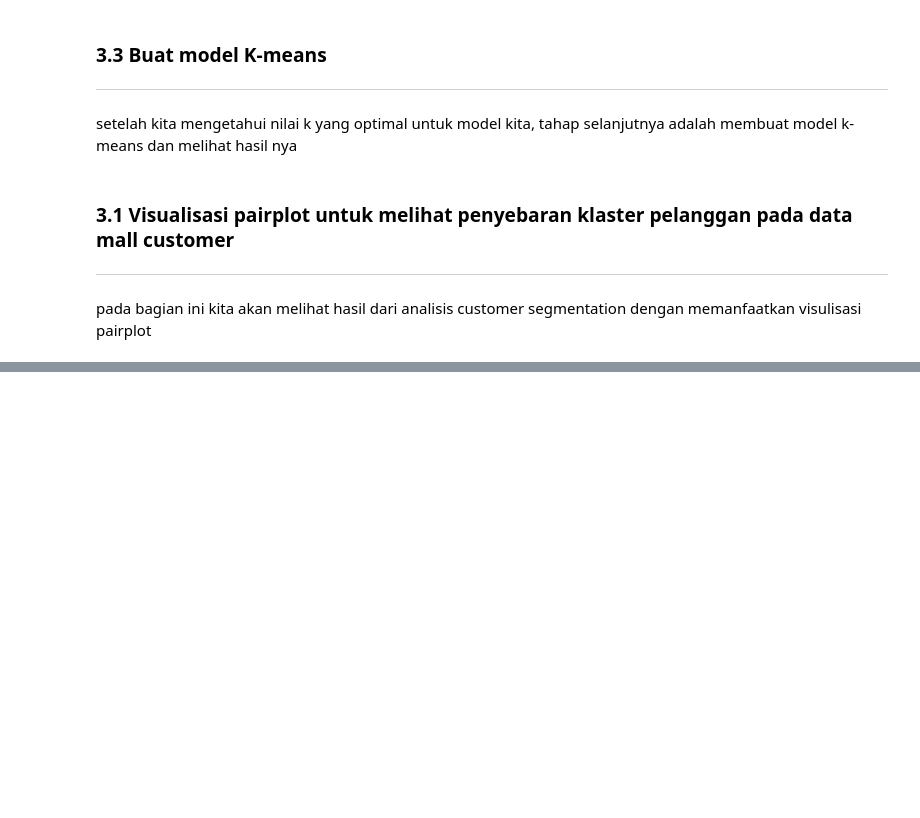
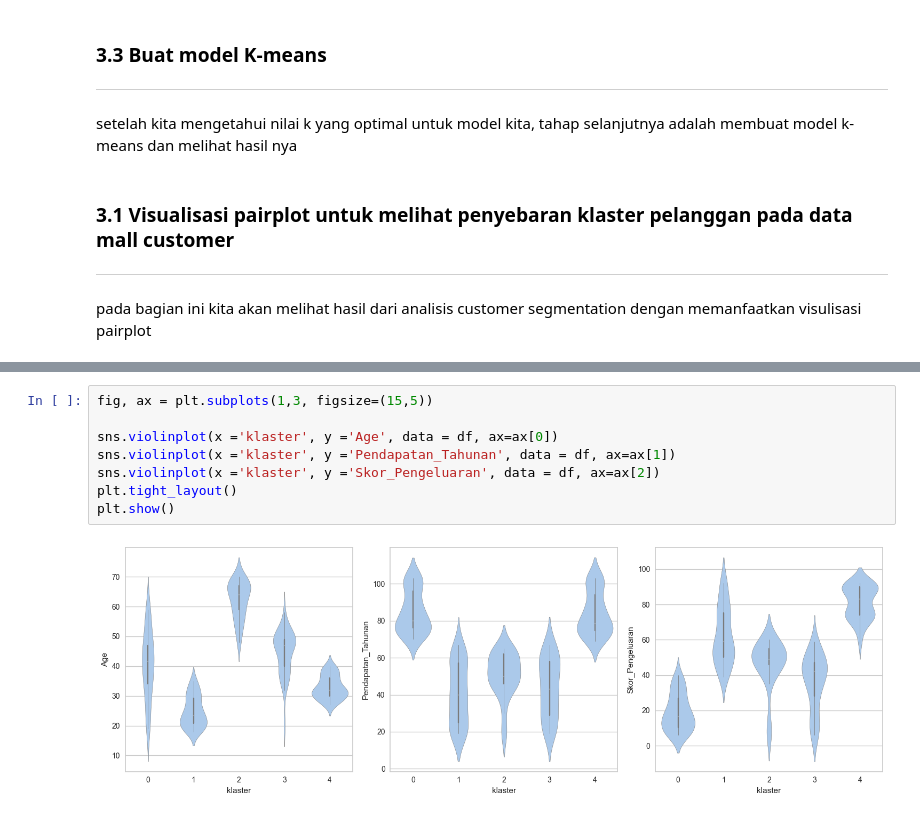
Before and after one commit to BlackBox-Ops/ML-Customer-Segmentation, a Jupyter notebook: notebooks/analisis_eda.ipynb, the cells around one changed output, grey strips where cells are left out. Cells and saved outputs as stored; diff of their text form; blank space fills up the shorter version.

```diff
--- a/notebooks/analisis_eda.ipynb
+++ b/notebooks/analisis_eda.ipynb
@@ -1527,0 +1568,10 @@ for cluster in sorted(df['klaster'].unique()):
+# %%
+fig, ax = plt.subplots(1,3, figsize=(15,5))
+
+sns.violinplot(x ='klaster', y ='Age', data = df, ax=ax[0])
+sns.violinplot(x ='klaster', y ='Pendapatan_Tahunan', data = df, ax=ax[1])
+sns.violinplot(x ='klaster', y ='Skor_Pengeluaran', data = df, ax=ax[2])
+plt.tight_layout()
+plt.show()
+# %% [output]
+[figure, added]
```
Also changed, not shown: parts of 15 cells of this notebook.
